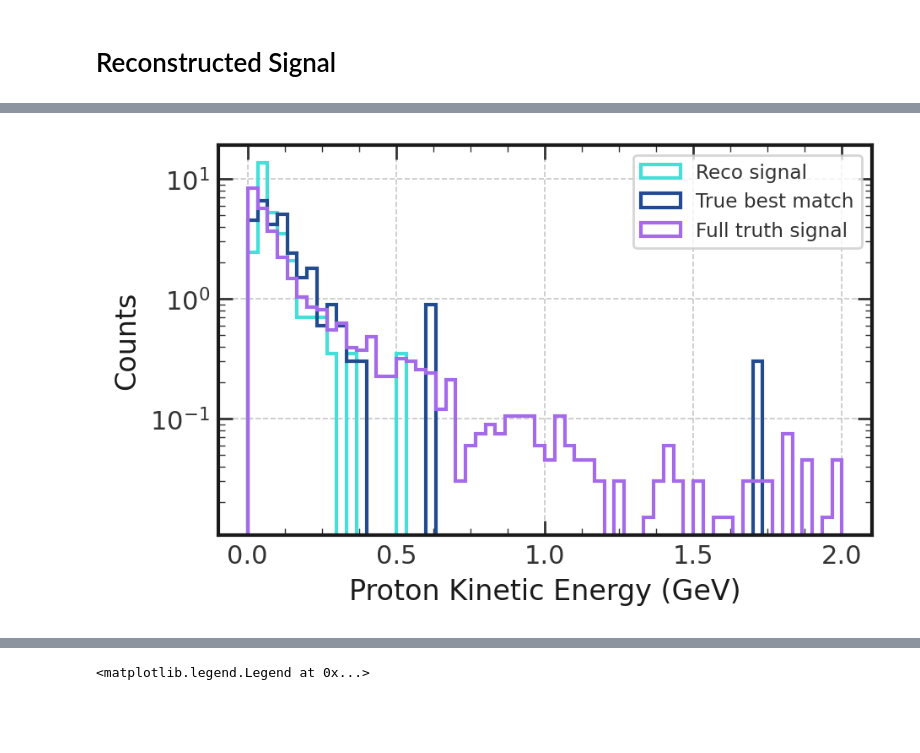
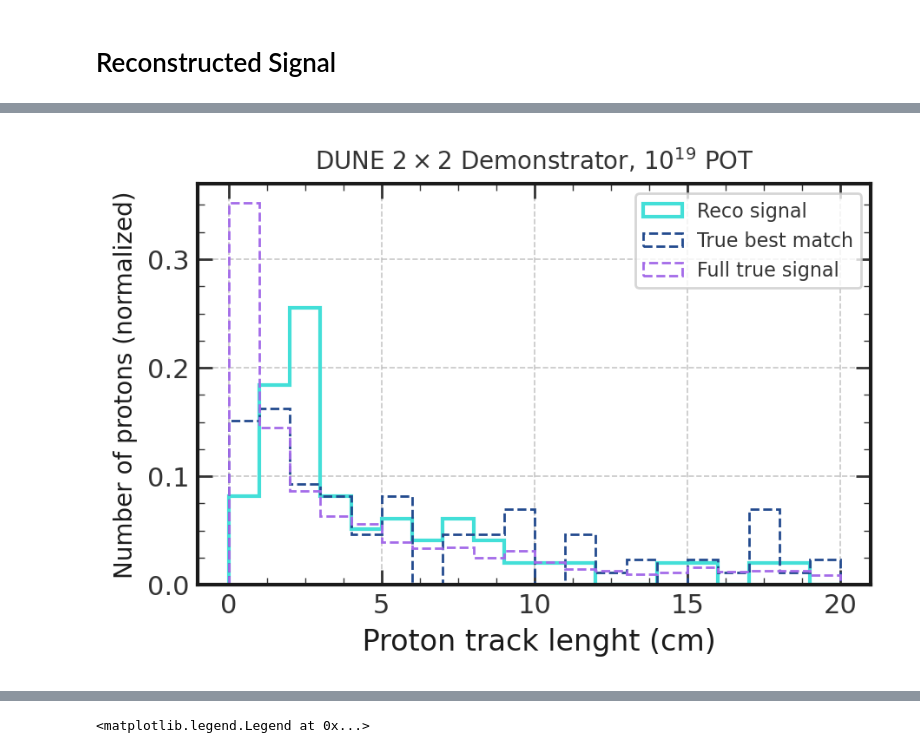
Before and after one commit to gkufatty/neutron-multiplicity, a Jupyter notebook: examples/neutron_selection_caf.ipynb, the cells around one changed output, grey strips where cells are left out. Drawn from its saved outputs; the diff is of its cells as text; code cells hidden in the pictures; blank space fills up the shorter version.

```diff
--- a/examples/neutron_selection_caf.ipynb
+++ b/examples/neutron_selection_caf.ipynb
@@ -497,9 +501,9 @@ def signal_definition_prim(ev_data, pdg, mask):
 #cut: require a reco vtx to produce a reco track
 #cut: require reco vtx to produce track that exit 2x2 downstream
 #cut: require reco vtx to produce track that exit 2x2 downstream
-def track_selection_signal(ev_data):
+def track_selection_signal(ev_data,ev):
 
-    #minerva_data = caf_reader.get_minerva_data(df.iloc[ev])
+    minerva_data = caf_reader.get_minerva_data(df.iloc[ev])
     x_start_track  = ev_data['rec.nd.lar.dlp.tracks.start.x']
     y_start_track = ev_data['rec.nd.lar.dlp.tracks.start.y']
     z_start_track = ev_data['rec.nd.lar.dlp.tracks.start.z']
@@ -519,7 +523,7 @@ def track_selection_signal(ev_data):
 
     track_on_vtx = np.zeros_like(ev_data['rec.common.ixn.dlp.vtx.x'], dtype=bool)
     track_out = np.zeros_like(ev_data['rec.common.ixn.dlp.vtx.x'], dtype=bool)
-    #track_Mx2 = np.zeros_like(ev_data['rec.common.ixn.dlp.vtx.x'], dtype=bool)
+    track_Mx2 = np.zeros_like(ev_data['rec.common.ixn.dlp.vtx.x'], dtype=bool)
 
     for vtx in range(len(ev_data['rec.common.ixn.dlp.vtx.x'])):
         n_reco_tracks = ev_data['rec.nd.lar.dlp.tracks..length'][vtx]
@@ -535,14 +539,14 @@ def track_selection_signal(ev_data):
                 #if the track is found, then check if the track also goes out the boundary
                 if (z_end_track[ip] >= zbound):
                     track_out[vtx] = True
-                    #muon_track = [[x_start_track[ip], y_start_track[ip],z_start_track[ip]],[x_end_track[ip],y_end_track[ip],z_end_track[ip]]]
-                    # bm, overlap, dx, dy, exit_minerva = Mx2_DS_Match(muon_track,minerva_data)
-                    # if (exit_minerva == True) and (bm is not None):
-                    #     track_Mx2[vtx] == True
+                    muon_track = [[x_start_track[ip], y_start_track[ip],z_start_track[ip]],[x_end_track[ip],y_end_track[ip],z_end_track[ip]]]
+                    bm, overlap, dx, dy, exit_minerva = Mx2_DS_Match(muon_track,minerva_data)
+                    if (exit_minerva == True) and (bm is not None):
+                        track_Mx2[vtx] == True
                         # No need to check further if a match is found
 
         track_on_vtx[vtx] = found_match
-    return track_on_vtx,  track_out
+    return track_on_vtx,  track_out, track_Mx2
 # %%
 #check if a true proton was neutron-induced
 def was_neutron_induced(ev_data, vtx_t, proton_parent_id):
@@ -840,17 +1461,11 @@ plt.show()
 # %%
-K_proton_bm= [x - pdg_tab.proton_mass/1000 for x in E_bm_proton]
-K_proton= [x - pdg_tab.proton_mass/1000 for x in E_proton]
-
-
-plt.hist(E_reco_proton,bins=60,histtype='step', range=[0,2], color='#43dfd8', linewidth=1.5, density=True,label=r'Reco signal')
-plt.hist(K_proton_bm,bins=60,histtype='step',range=[0,2], color='#224a8e', linewidth=1.5,  density=True,label=r'True best match')
-plt.hist(K_proton,bins=60,histtype='step',range=[0,2], color='#a46ae9', linewidth=1.5, linestyle='-', density=True,label=r'Full truth signal')
-plt.xlabel('Proton Kinetic Energy (GeV)')
-plt.ylabel('Counts')
-# plt.title('DUNE 2X2 CAF - True Signal')
-plt.yscale('log')
-plt.legend()
-plt.legend(loc='upper right', fontsize='small')
+plt.hist(track_lenghts_reco,bins=20,histtype='step', range=[0,20], color='#43dfd8', linewidth=1.5,density=True,label=r'Reco signal')
+plt.hist(track_lenghts_match_truth,bins=20,histtype='step',range=[0,20], color='#224a8e',linestyle='--', density=True,linewidth=1,label=r'True best match')
+plt.hist(track_lengths,bins=20,histtype='step',range=[0,20], color='#a46ae9', linewidth=1, linestyle='--', density=True,label=r'Full true signal')
+plt.xlabel(' Proton track lenght (cm)')
+plt.ylabel('Number of protons (normalized)', fontsize='10')
+plt.title(r'DUNE $2\times 2$ Demonstrator, $10^{19}$ POT', fontsize = '10')
+plt.legend(loc='upper right', fontsize='8')
 plt.show()
 # %% [output]
-[figure, old version]
+[figure, new version]
```
Also changed, not shown: parts of 63 cells of this notebook.
